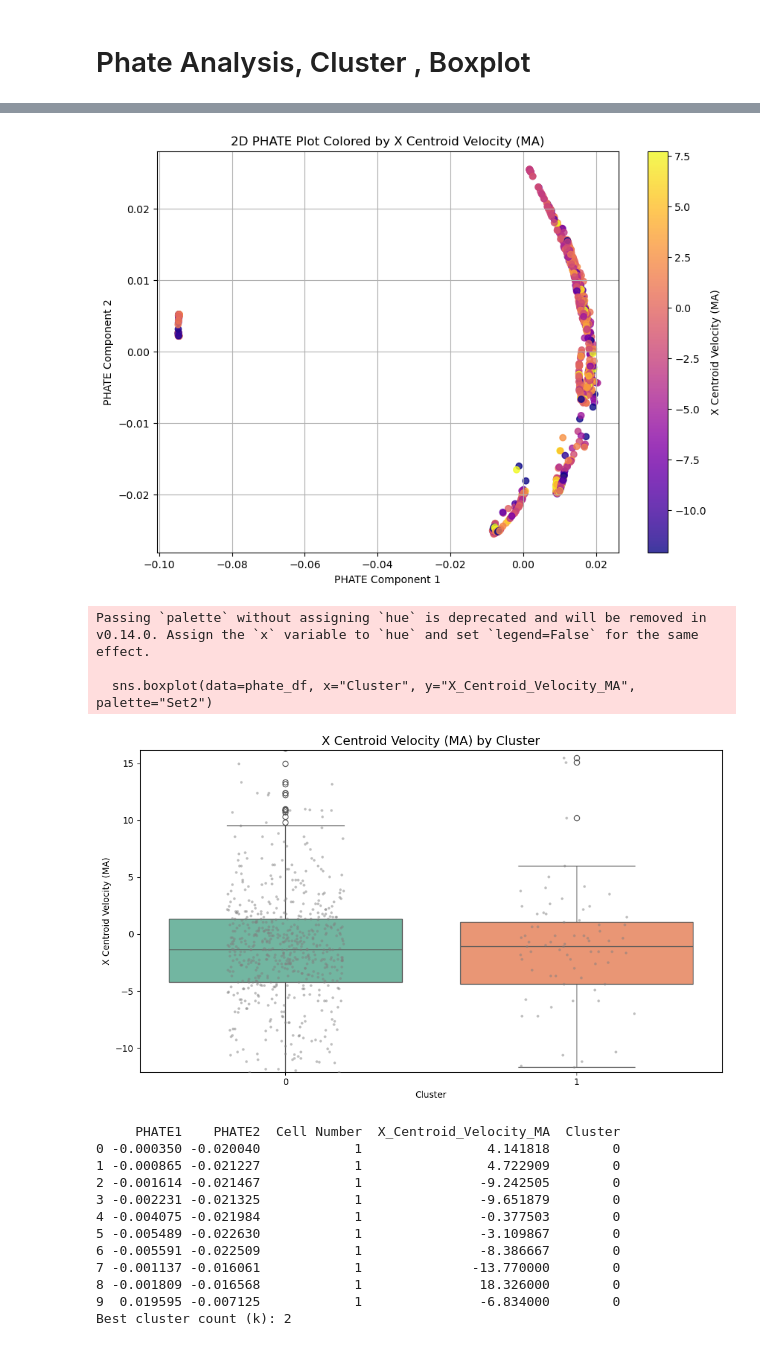
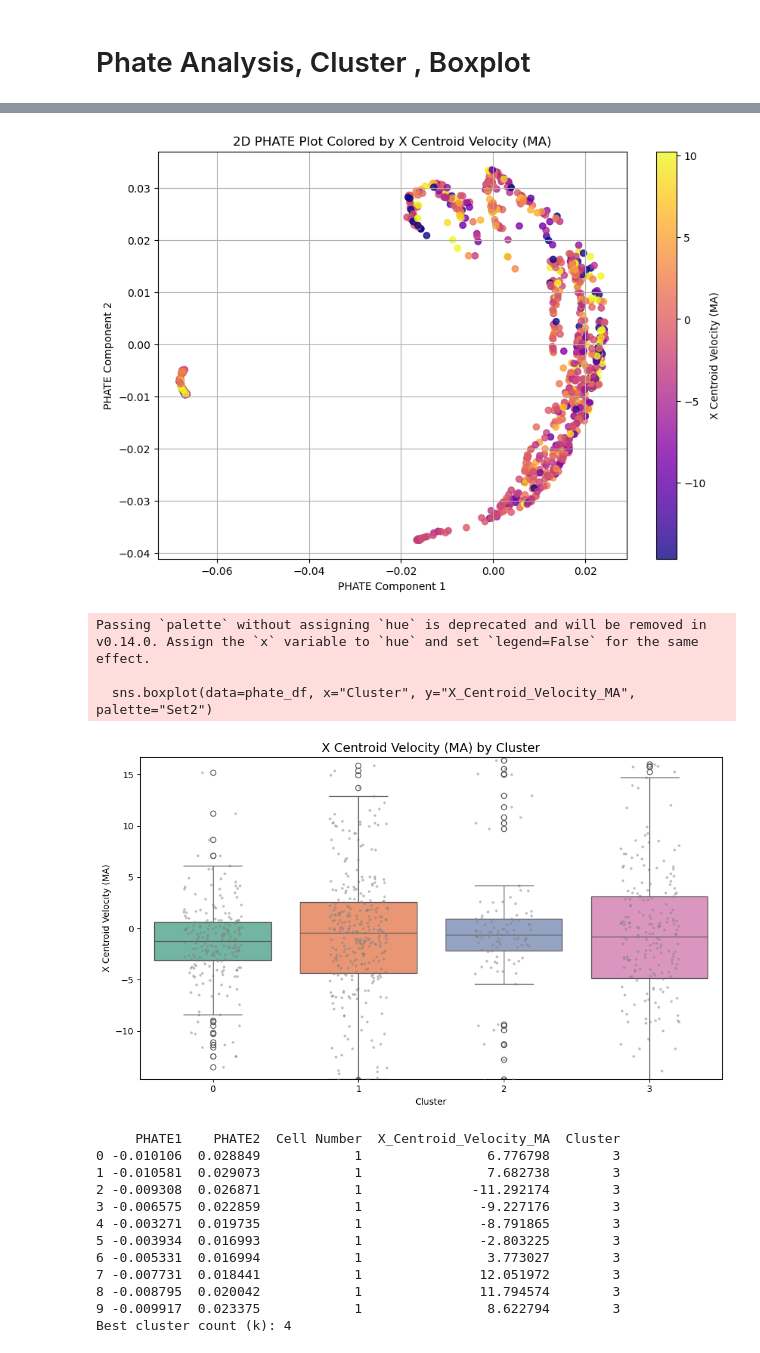
Before and after one commit to mina-mahbub/EmbedTrack_Mina, a Jupyter notebook: Cell_Frame-Video/Track_Video_Shape_Mean_Track_New.ipynb, the cells around one changed output, grey strips where cells are left out. Saved outputs shown, nothing was run; the diff lists cells and outputs as text; code cells hidden in the pictures.

```diff
--- a/Cell_Frame-Video/Track_Video_Shape_Mean_Track_New.ipynb
+++ b/Cell_Frame-Video/Track_Video_Shape_Mean_Track_New.ipynb
@@ -1234,7 +1235,7 @@ Passing `palette` without assigning `hue` is deprecated and will be removed in v
 # Phate Analysis, Cluster , Boxplot
 # %%
 
-def apply_phate(csv_path, output_directory, window_size, variance_threshold=0.99):
+def apply_phate(csv_path, output_directory, window_size, variance_threshold=0.95):
     """Apply PCA + PHATE + dynamic KMeans clustering with optimal k selection using silhouette scores."""
 
     # Load data
@@ -1274,7 +1275,7 @@ def apply_phate(csv_path, output_directory, window_size, variance_threshold=0.99
 
     # Determine optimal k using silhouette score
     silhouette_scores = []
-    k_range = range(2, 15)
+    k_range = range(3, 15)
     for k in k_range:
         kmeans_temp = KMeans(n_clusters=k, random_state=44, n_init='auto').fit(X_phate)
         score = silhouette_score(X_phate, kmeans_temp.labels_)
@@ -1421,20 +1422,20 @@ Optimal number of clusters based on silhouette score: k=2, score=0.8362
-[figure, old version]
+[figure, new version]
 Passing `palette` without assigning `hue` is deprecated and will be removed in v0.14.0. Assign the `x` variable to `hue` and set `legend=False` for the same effect.
 
   sns.boxplot(data=phate_df, x="Cluster", y="X_Centroid_Velocity_MA", palette="Set2")
-[figure, old version]
+[figure, new version]
      PHATE1    PHATE2  Cell Number  X_Centroid_Velocity_MA  Cluster
-0 -0.000350 -0.020040            1                4.141818        0
-1 -0.000865 -0.021227            1                4.722909        0
-2 -0.001614 -0.021467            1               -9.242505        0
-3 -0.002231 -0.021325            1               -9.651879        0
-4 -0.004075 -0.021984            1               -0.377503        0
-5 -0.005489 -0.022630            1               -3.109867        0
-6 -0.005591 -0.022509            1               -8.386667        0
-7 -0.001137 -0.016061            1              -13.770000        0
-8 -0.001809 -0.016568            1               18.326000        0
-9  0.019595 -0.007125            1               -6.834000        0
-Best cluster count (k): 2
+0 -0.010106  0.028849            1                6.776798        3
+1 -0.010581  0.029073            1                7.682738        3
+2 -0.009308  0.026871            1              -11.292174        3
+3 -0.006575  0.022859            1               -9.227176        3
+4 -0.003271  0.019735            1               -8.791865        3
+5 -0.003934  0.016993            1               -2.803225        3
+6 -0.005331  0.016994            1                3.773027        3
+7 -0.007731  0.018441            1               12.051972        3
+8 -0.008795  0.020042            1               11.794574        3
+9 -0.009917  0.023375            1                8.622794        3
+Best cluster count (k): 4
 # %%
 
 def apply_phate(csv_path, output_directory, window_size, variance_threshold=0.95):
```
Also changed, not shown: parts of 7 cells of this notebook, 28 other files.
